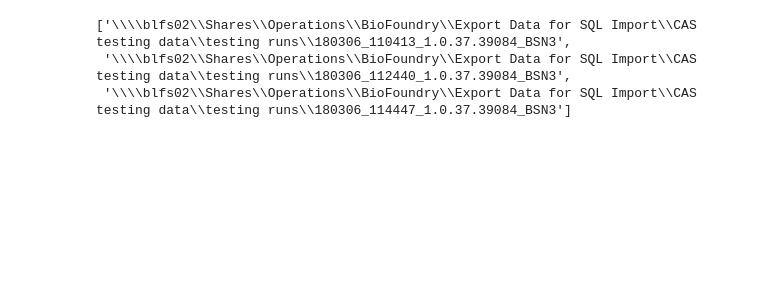
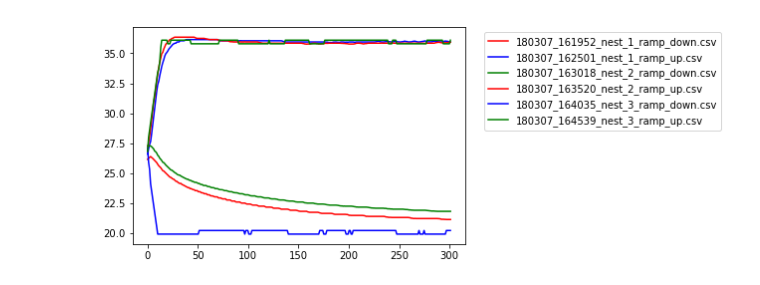
Before and after one commit to nesaboz/random-projects, a Jupyter notebook: plot_csv_files.ipynb, the cells around one changed output. Drawn from its saved outputs; the diff is of its cells as text; code cells hidden in the pictures; blank space fills up the shorter version.

```diff
--- a/plot_csv_files.ipynb
+++ b/plot_csv_files.ipynb
@@ -8,12 +21,12 @@ import pandas as pd
 # %%
 
-def get_list_of_folders(root_folder):
-    list_of_folders = [x for x in os.listdir(root_folder) if 'BSN3' in x]
-    last_three = [os.path.join(root_folder, x) for x in list_of_files[-3:]]
-    # print(*last_three, sep='\n')
-    return last_three
-get_list_of_folders(r'\\blfs02\Shares\Operations\BioFoundry\Export Data for SQL Import\CAS testing data\testing runs')
+# def get_list_of_folders(root_folder):
+#     list_of_folders = [x for x in os.listdir(root_folder) if 'BSN3' in x]
+#     last_three = [os.path.join(root_folder, x) for x in list_of_files[-3:]]
+#     # print(*last_three, sep='\n')
+#     return last_three
+# for run_folder in get_list_of_folders(r'\\blfs02\Shares\Operations\BioFoundry\Export Data for SQL Import\CAS testing data\testing runs'):
+#     b = os.listdir(os.path.join(run_folder, 'raw_data'))
+#     plot_ramp_test([os.path.join(run_folder, 'raw_data', x) for x in b])
 # %% [output]
-['\\\\blfs02\\Shares\\Operations\\BioFoundry\\Export Data for SQL Import\\CAS testing data\\testing runs\\180306_110413_1.0.37.39084_BSN3',
- '\\\\blfs02\\Shares\\Operations\\BioFoundry\\Export Data for SQL Import\\CAS testing data\\testing runs\\180306_112440_1.0.37.39084_BSN3',
- '\\\\blfs02\\Shares\\Operations\\BioFoundry\\Export Data for SQL Import\\CAS testing data\\testing runs\\180306_114447_1.0.37.39084_BSN3']
+[figure, added]
```
Also changed, not shown: parts of 3 cells of this notebook.
